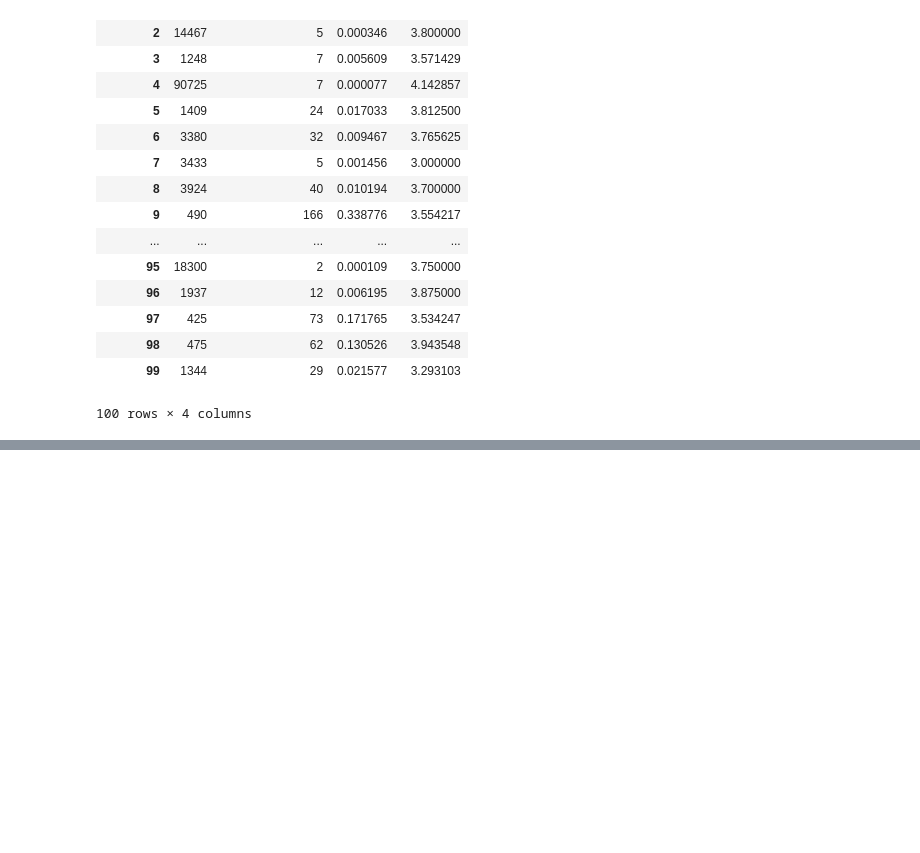
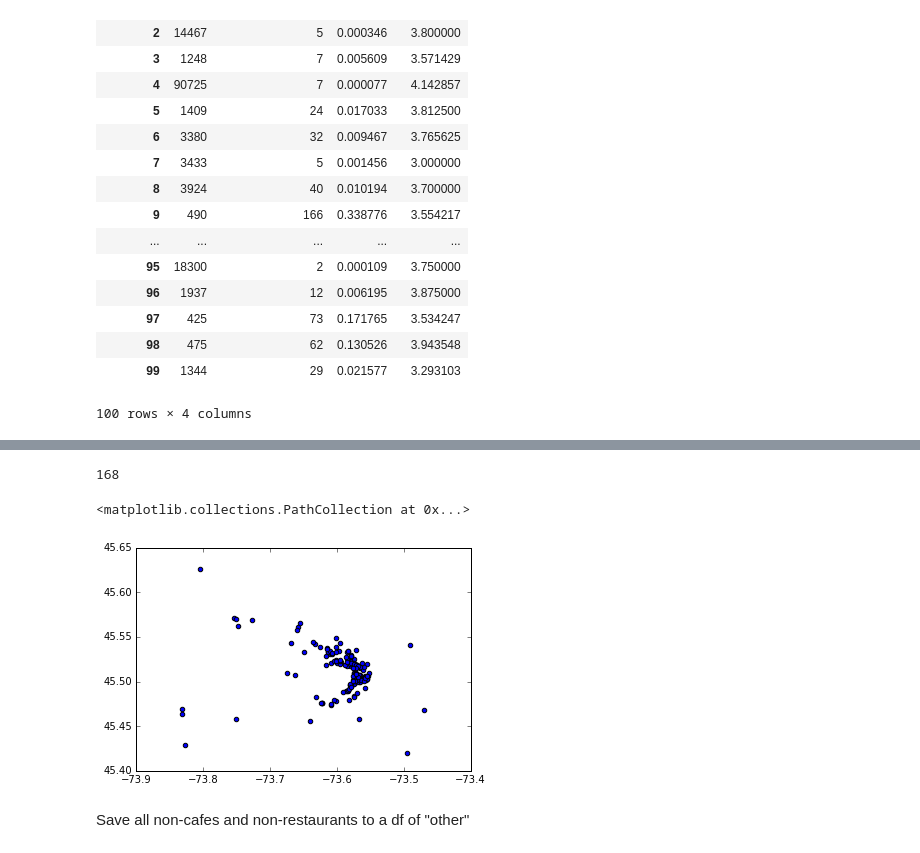
Before and after one commit to plazar/yackathon2016, a Jupyter notebook: BusinessClustering.ipynb, the cells around one changed output, grey strips where cells are left out. Saved outputs shown, nothing was run; the diff lists cells and outputs as text; code cells hidden in the pictures; blank space fills up the shorter version.

Commit message:
Clustered all cafes in data

```diff
--- a/BusinessClustering.ipynb
+++ b/BusinessClustering.ipynb
@@ -513,0 +470,17 @@ cbar.set_label("Stars")
+# %%
+ff = open(BUSINESSES)
+results = []
+dfs = []
+ii = 0
+for line in ff.xreadlines():
+    ii += 1
+    result = json.loads(line)
+    result['catstr'] = "|".join(result['categories'])
+    if (result['state'] == 'QC') and ('Restaurants' not in result['catstr']) and \
+    ('Cafe' in result['catstr'] or 'Coffee & Tea' in result['catstr']):
+        dfs.append(pd.DataFrame(result, columns=COLS_TO_READ, index=pd.Index([result['business_id']])))
+df_cafes = pd.concat(dfs)
+del dfs
+
+# Set index name to "business_id"
+df_cafes.index.name = 'business_id'
@@ -513,0 +497,11 @@ cbar.set_label("Stars")
+# %%
+len(df_cafes)
+# %% [output]
+168
+# %%
+plt.scatter(df_cafes['longitude'], df_cafes['latitude'])
+# %% [output]
+<matplotlib.collections.PathCollection at 0x...>
+[figure, added]
+# %% [markdown]
+Save all non-cafes and non-restaurants to a df of "other"
```
Also changed, not shown: parts of 24 cells of this notebook, 1 other file.
